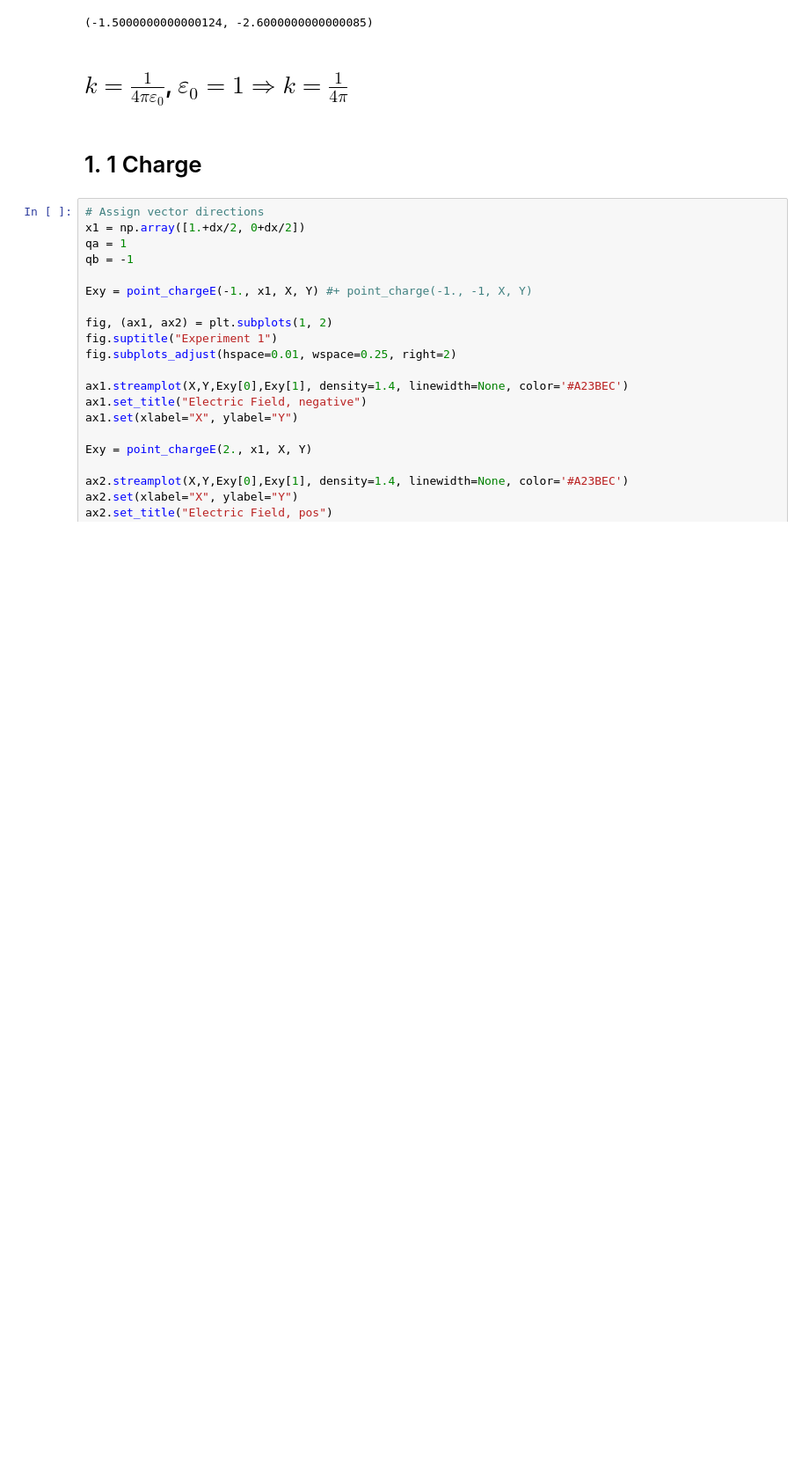
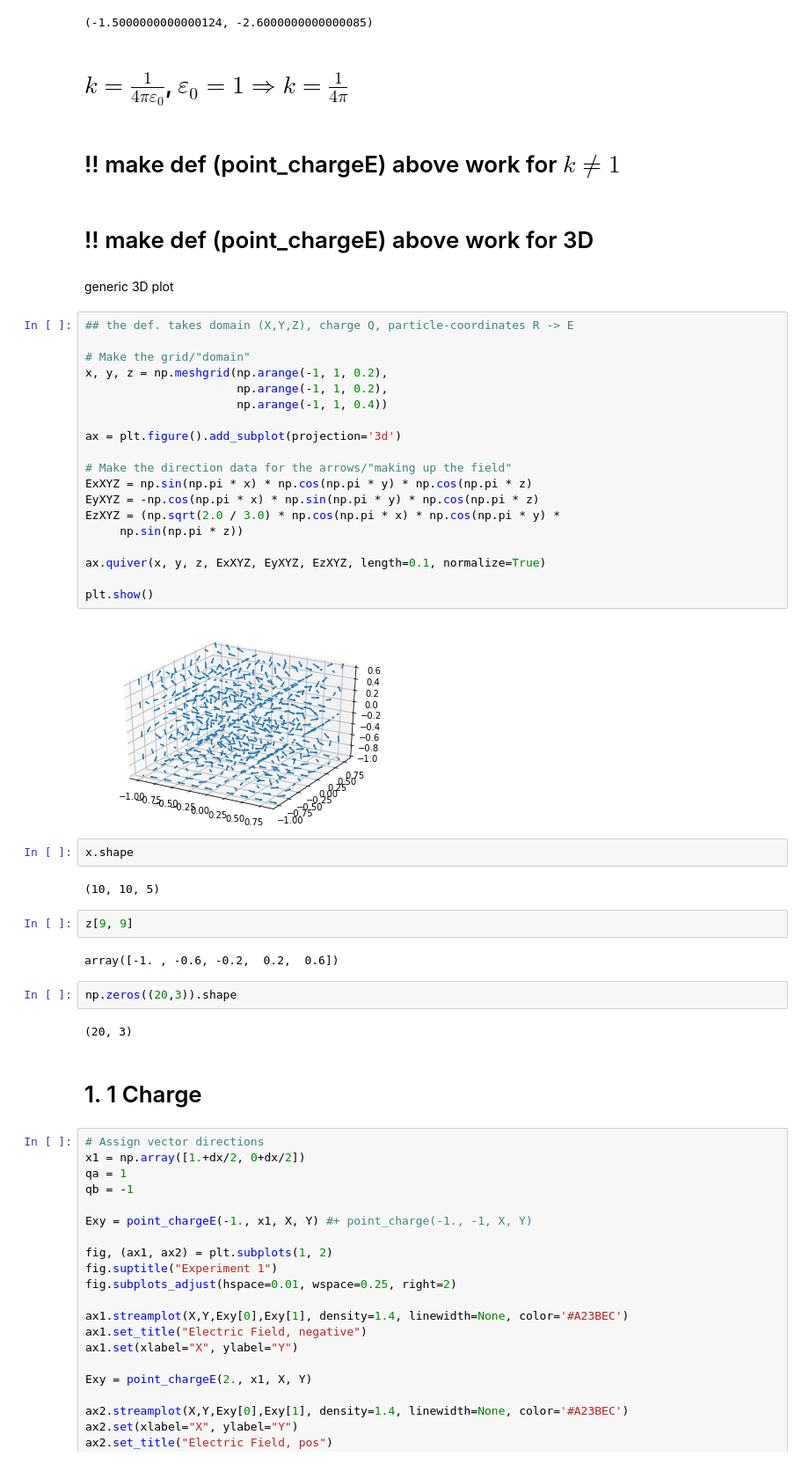
Before and after one commit to jcandane/PhysicsI_Labs, a Jupyter notebook: phy132_lab2.ipynb, the cells around one changed output. Shown at 88% size. Saved outputs shown, nothing was run; the diff lists cells and outputs as text; blank space fills up the shorter version.

```diff
--- a/phy132_lab2.ipynb
+++ b/phy132_lab2.ipynb
@@ -29,6 +26,45 @@ X[24,35],Y[24,35]
 (-1.5000000000000124, -2.6000000000000085)
 # %% [markdown]
 # $k = \frac{1}{4\pi \varepsilon_0}$, $\varepsilon_0 = 1 ⇒ k = \frac{1}{4\pi}$
+# %% [markdown]
+# !! make def (point_chargeE) above work for $k\ne 1$
+# %% [markdown]
+# !! make def (point_chargeE) above work for 3D
+# %% [markdown]
+generic 3D plot
+# %%
+## the def. takes domain (X,Y,Z), charge Q, particle-coordinates R -> E
+
+# Make the grid/"domain"
+x, y, z = np.meshgrid(np.arange(-1, 1, 0.2),
+                      np.arange(-1, 1, 0.2),
+                      np.arange(-1, 1, 0.4))
+
+ax = plt.figure().add_subplot(projection='3d')
+
+# Make the direction data for the arrows/"making up the field"
+ExXYZ = np.sin(np.pi * x) * np.cos(np.pi * y) * np.cos(np.pi * z)
+EyXYZ = -np.cos(np.pi * x) * np.sin(np.pi * y) * np.cos(np.pi * z)
+EzXYZ = (np.sqrt(2.0 / 3.0) * np.cos(np.pi * x) * np.cos(np.pi * y) *
+     np.sin(np.pi * z))
+
+ax.quiver(x, y, z, ExXYZ, EyXYZ, EzXYZ, length=0.1, normalize=True)
+
+plt.show()
+# %% [output]
+[figure, added]
+# %%
+x.shape
+# %% [output]
+(10, 10, 5)
+# %%
+z[9, 9]
+# %% [output]
+array([-1. , -0.6, -0.2,  0.2,  0.6])
+# %%
+np.zeros((20,3)).shape
+# %% [output]
+(20, 3)
 # %% [markdown]
 # 1. 1 Charge
 # %%
```
Also changed, not shown: parts of 15 cells of this notebook.
